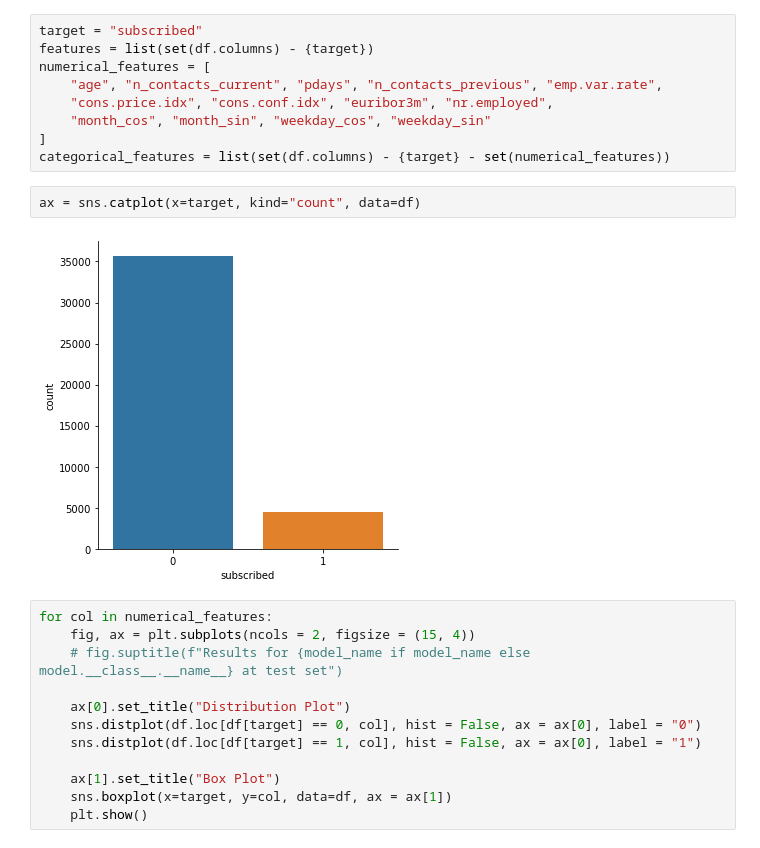
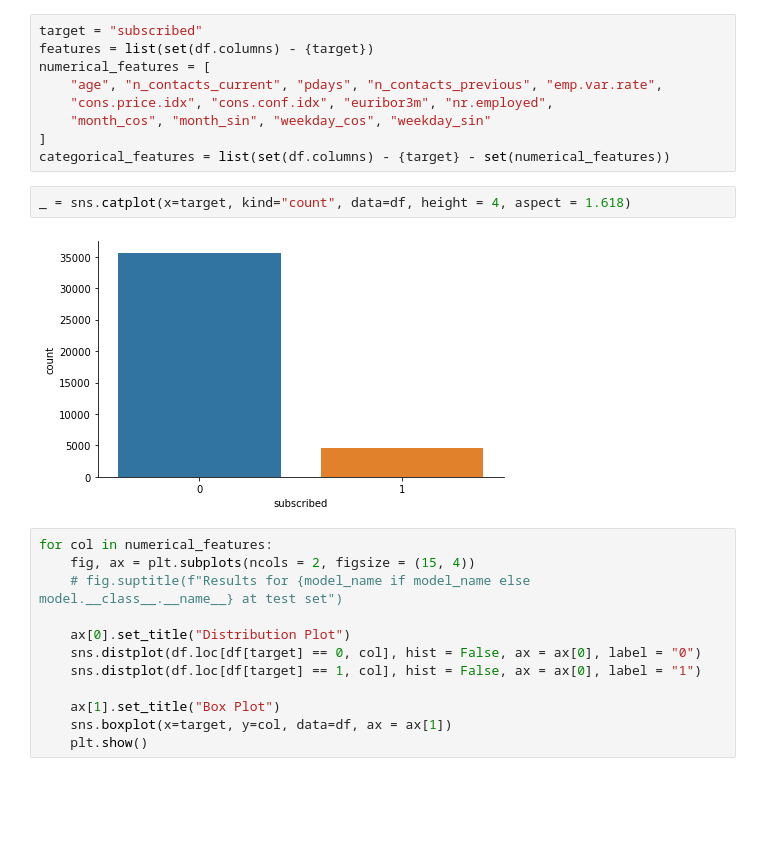
Before and after one commit to danilofrp/inteligencia-computacional-coc786, a Jupyter notebook: src/02_dataviz.ipynb, the cells around one changed output. Cells and saved outputs as stored; diff of their text form; blank space fills up the shorter version.

```diff
--- a/src/02_dataviz.ipynb
+++ b/src/02_dataviz.ipynb
@@ -44,9 +44,9 @@ numerical_features = [
 ]
 categorical_features = list(set(df.columns) - {target} - set(numerical_features))
 # %%
-ax = sns.catplot(x=target, kind="count", data=df)
+_ = sns.catplot(x=target, kind="count", data=df, height = 4, aspect = 1.618)
 # %% [output]
-[figure, old version]
+[figure, new version]
 # %%
 for col in numerical_features:
     fig, ax = plt.subplots(ncols = 2, figsize = (15, 4))
```
Also changed, not shown: parts of 4 cells of this notebook, 23 other files.
